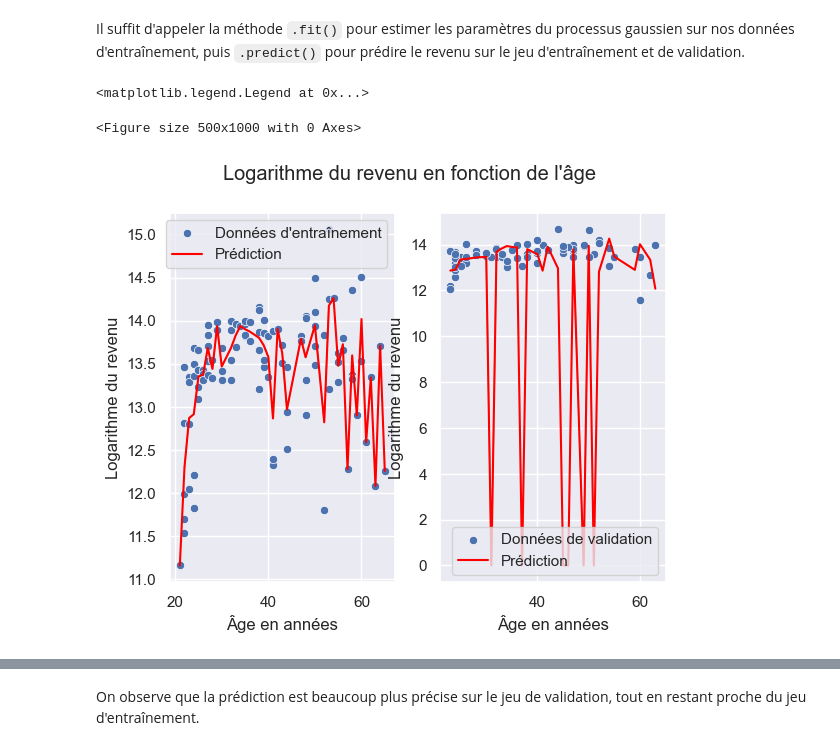
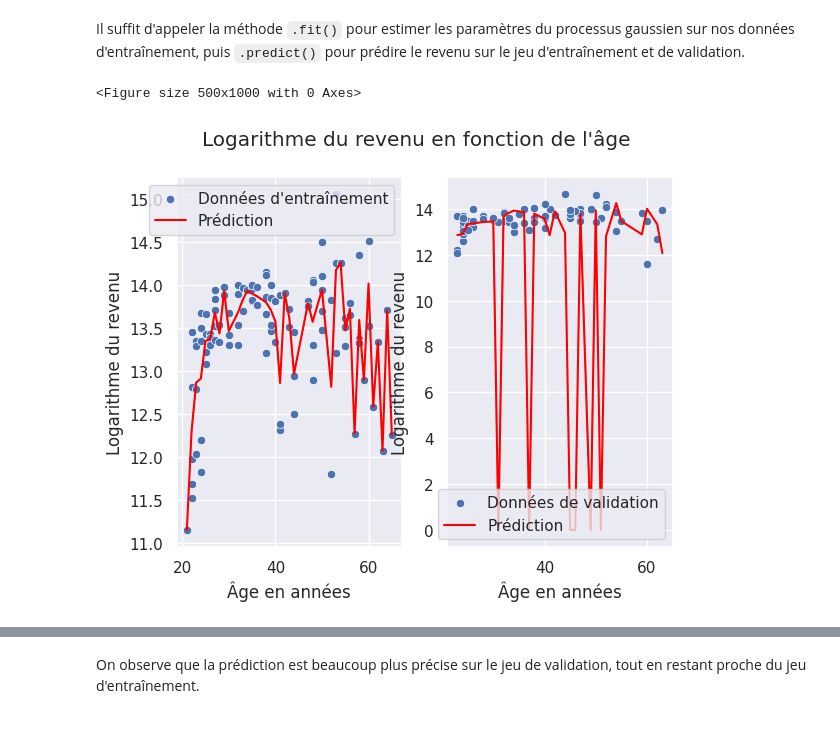
Before and after one commit to cmnemoi/GaussianProcess, a Jupyter notebook: notebook.ipynb, the cells around one changed output, grey strips where cells are left out. Drawn from its saved outputs; the diff is of its cells as text; code cells hidden in the pictures.

```diff
--- a/notebook.ipynb
+++ b/notebook.ipynb
@@ -83,32 +84,16 @@ On voit que les jeux d'entraînement, de validation et de test sont similaires,
 # %% [markdown]
 Il suffit d'appeler la méthode `.fit()` pour estimer les paramètres du processus gaussien sur nos données d'entraînement, puis `.predict()` pour prédire le revenu sur le jeu d'entraînement et de validation.
 # %%
-gaussian_process = GaussianProcess()
-gaussian_process.fit(X_train, y_train)
+matern_gaussian_process = GaussianProcess(kernel='matern')
+matern_gaussian_process.fit(X_train, y_train)
 
-y_train_pred, _ = gaussian_process.predict(X_train)
-y_val_pred, _ = gaussian_process.predict(X_val)
+y_train_pred, _ = matern_gaussian_process.predict(X_train)
+y_val_pred, _ = matern_gaussian_process.predict(X_val)
-# %%
-plt.figure(figsize=(5, 10))
-fig, axes = plt.subplots(1, 2)
-sns.scatterplot(x=X_train, y=y_train, ax=axes[0])
-sns.lineplot(x=X_train, y=y_train_pred, color='red', ax=axes[0])
-
-sns.scatterplot(x=X_val, y=y_val)
-sns.lineplot(x=X_val, y=y_val_pred, color='red', ax=axes[1])
-plt.legend(['Données de validation', 'Prédiction'])
-
-fig.suptitle("Logarithme du revenu en fonction de l'âge")
-axes[0].set_xlabel("Âge en années")
-axes[0].set_ylabel("Logarithme du revenu")
-axes[1].set_xlabel("Âge en années")
-axes[1].set_ylabel("Logarithme du revenu")
-axes[0].legend(['Données d\'entraînement', 'Prédiction'])
-axes[1].legend(['Données de validation', 'Prédiction'], loc='lower right')
-# %% [output]
-<matplotlib.legend.Legend at 0x...>
-<Figure size 500x1000 with 0 Axes>
-[figure, removed]
+# %%
+plot_train_and_val(X_train, y_train, y_train_pred, X_val, y_val, y_val_pred)
+# %% [output]
+<Figure size 500x1000 with 0 Axes>
+[figure, added]
 # %% [markdown]
 On observe que le processus colle beaucoup au jeu d'entraînement mais beaucoup moins au jeu de validation. Nous sommes vraisemblement en présence d'un sur-apprentissage (ou overfitting) : le modèle n'est pas capable de généraliser sur de nouvelles données.
 
```
Also changed, not shown: parts of 20 cells of this notebook, 1 other file.
